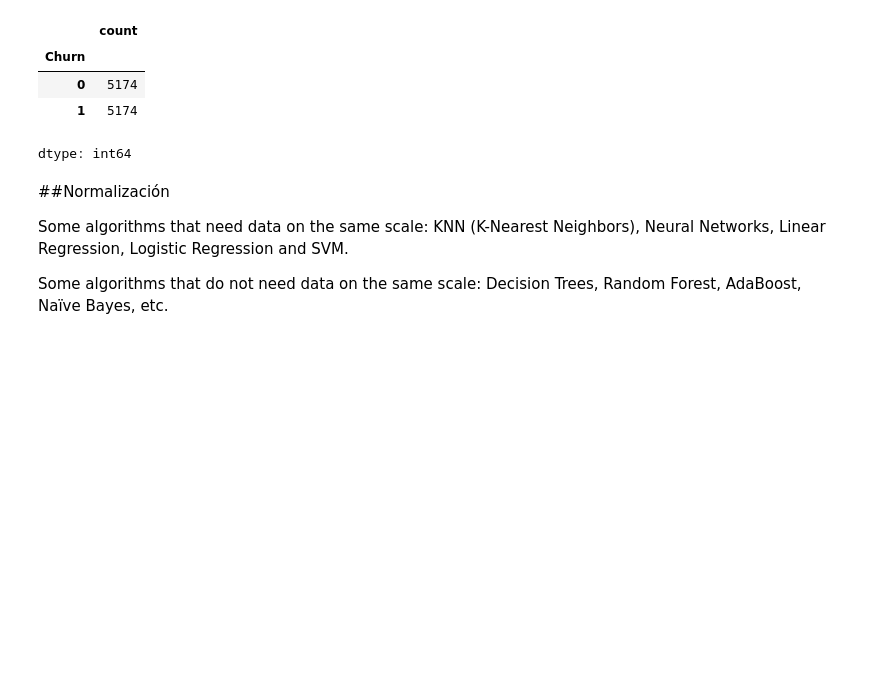
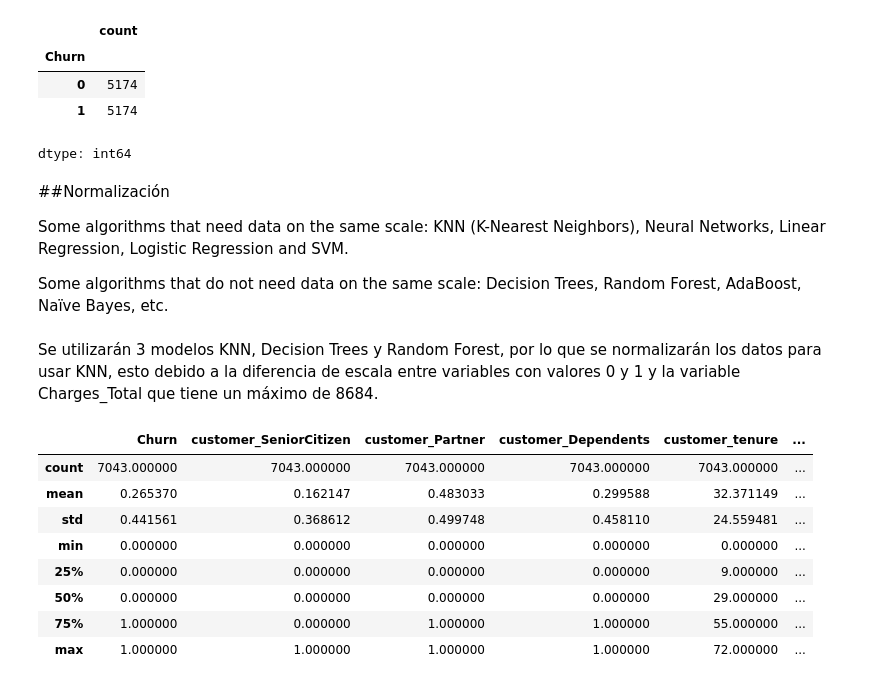
Before and after one commit to Fvargasv/Challenge-Telecom-X-Parte-2, a Jupyter notebook: Telecom_X_parte_2.ipynb, the cells around one changed output. Cells and saved outputs as stored; diff of their text form; code cells hidden in the pictures; blank space fills up the shorter version.

```diff
--- a/Telecom_X_parte_2.ipynb
+++ b/Telecom_X_parte_2.ipynb
@@ -239,3 +239,17 @@ dtype: int64
 Some algorithms that need data on the same scale: KNN (K-Nearest Neighbors), Neural Networks, Linear Regression, Logistic Regression and SVM.
 
 Some algorithms that do not need data on the same scale: Decision Trees, Random Forest, AdaBoost, Naïve Bayes, etc.
+# %% [markdown]
+Se utilizarán 3 modelos KNN, Decision Trees y Random Forest, por lo que se normalizarán los datos para usar KNN, esto debido a la diferencia de escala entre variables con valores 0 y 1 y la variable Charges_Total que tiene un máximo de 8684.
+# %%
+datos.describe()
+# %% [output]
+|  | Churn | customer_SeniorCitizen | customer_Partner | customer_Dependents | customer_tenure | ... |
+| count | 7043.000000 | 7043.000000 | 7043.000000 | 7043.000000 | 7043.000000 | ... |
+| mean | 0.265370 | 0.162147 | 0.483033 | 0.299588 | 32.371149 | ... |
+| std | 0.441561 | 0.368612 | 0.499748 | 0.458110 | 24.559481 | ... |
+| min | 0.000000 | 0.000000 | 0.000000 | 0.000000 | 0.000000 | ... |
+| 25% | 0.000000 | 0.000000 | 0.000000 | 0.000000 | 9.000000 | ... |
+| 50% | 0.000000 | 0.000000 | 0.000000 | 0.000000 | 29.000000 | ... |
+| 75% | 1.000000 | 0.000000 | 1.000000 | 1.000000 | 55.000000 | ... |
+| max | 1.000000 | 1.000000 | 1.000000 | 1.000000 | 72.000000 | ... |
```
